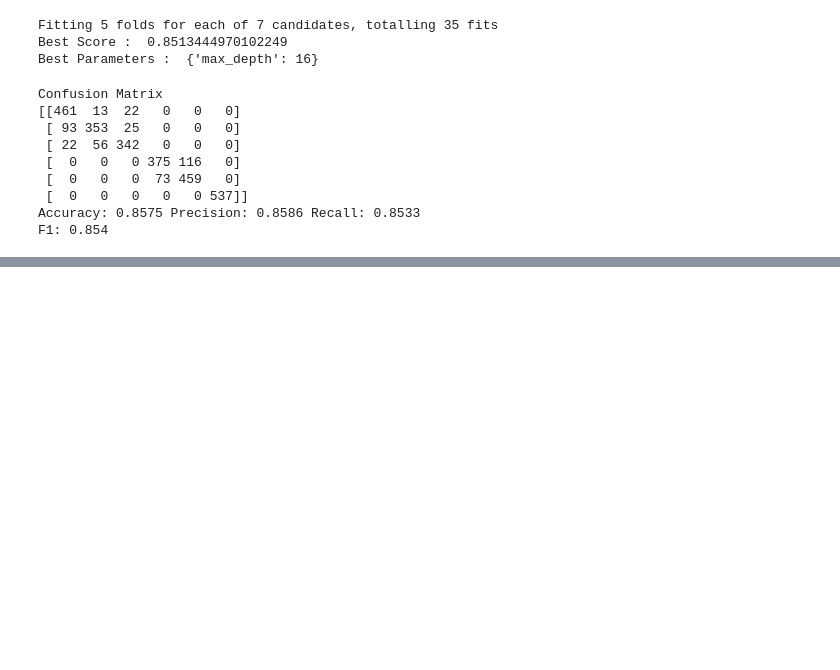
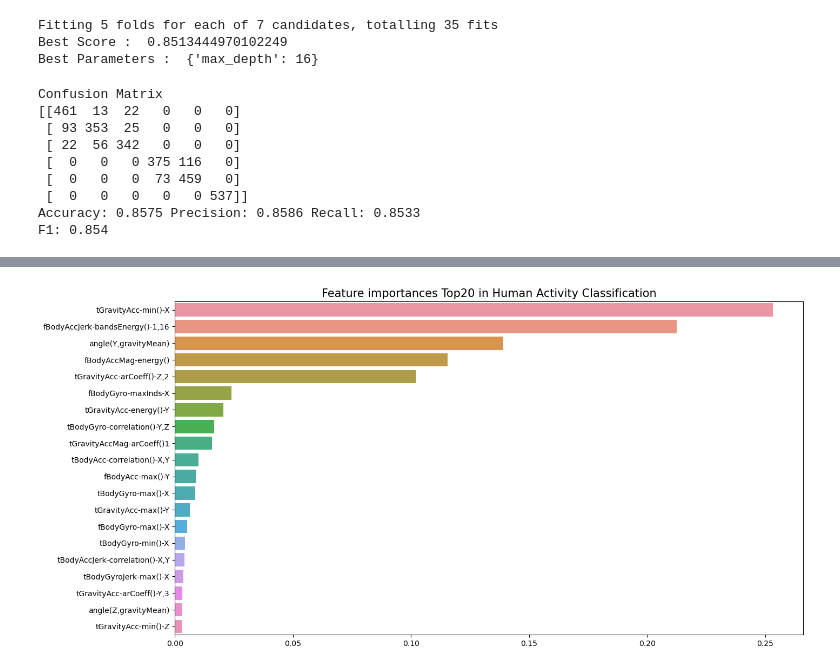
Before and after one commit to buzziru/ML_GUIDE, a Jupyter notebook: source/Human Acitivity Classification.ipynb, the cells around one changed output, grey strips where cells are left out. Cells and saved outputs as stored; diff of their text form; code cells hidden in the pictures; blank space fills up the shorter version.

```diff
--- a/source/Human Acitivity Classification.ipynb
+++ b/source/Human Acitivity Classification.ipynb
@@ -95,9 +95,8 @@ new_feature_name_df
 561 rows × 3 columns
 # %%
 def get_human_dataset():
-
     feature_name_df = pd.read_csv('../data/human+activity/UCI HAR Dataset/UCI HAR Dataset/features.txt',
-                                  sep=' ', header=None, names=['column_index', 'column_name'])
+                              sep='\s+', header=None, names=['column_index', 'column_name'])
 
     new_feature_name_df = get_new_feature_name_df(feature_name_df)
     feature_name = new_feature_name_df.iloc[:, 1].values.tolist()
@@ -215,0 +224,9 @@ F1: 0.854
+# %%
+max_depths = [6, 8, 10, 12, 16, 20, 24]
+
+for max_depth in max_depths:
+    dt_clf = DecisionTreeClassifier(max_depth=max_depth, random_state=156)
+    dt_clf.fit(X_train, y_train)
+    pred = dt_clf.predict(X_test)
+    accuracy = accuracy_score(y_test, pred)
+    print('max_depth = {0} 정확도 : {1:.4f}'.format(max_depth, accuracy))
@@ -215,0 +241,11 @@ F1: 0.854
+# %%
+params = {
+    'max_depth': [8, 12, 16, 20],
+    'min_samples_split': [16, 24]
+}
+
+grid_cv = GridSearchCV(dt_clf, param_grid=params, scoring='accuracy', cv=5, verbose=1)
+grid_cv.fit(X_train, y_train)
+
+print(f'Best Score : {grid_cv.best_score_:.4f}')
+print(f'Best Parameters : {grid_cv.best_params_}')
@@ -215,0 +270,11 @@ F1: 0.854
+# %%
+import seaborn as sns
+
+ftr_importances_values = best_dt_clf.feature_importances_
+ftr_importances_20 = pd.Series(ftr_importances_values, index=X_train.columns).sort_values(ascending=False)[:20]
+plt.figure(figsize=[15,8])
+sns.barplot(x=ftr_importances_20.values, y=ftr_importances_20.index)
+plt.title('Feature importances Top20 in Human Activity Classification', fontsize=15)
+plt.show()
+# %% [output]
+[figure, added]
```
Also changed, not shown: parts of 6 cells of this notebook, 8 other files.
